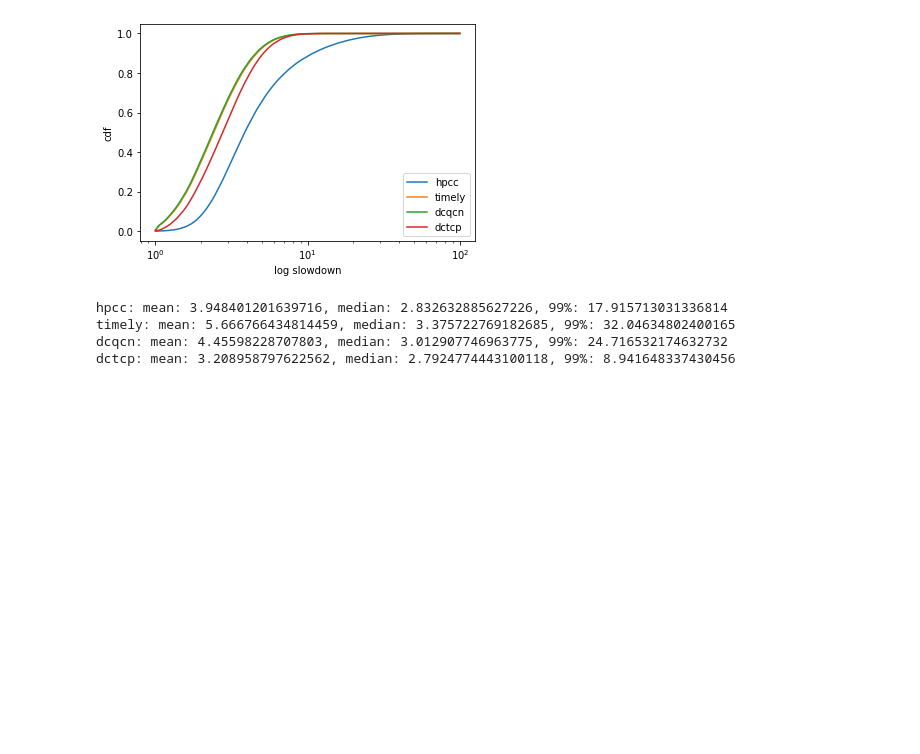
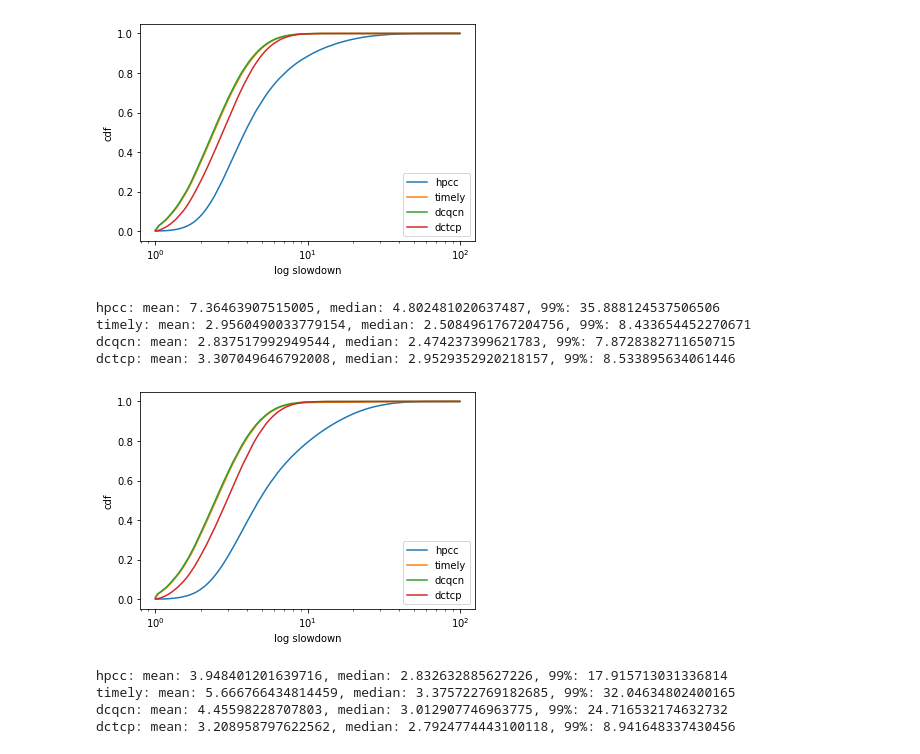
Before and after one commit to sakshamagarwals/High-Precision-Congestion-Control, a Jupyter notebook: visualizations/slowdown.ipynb, the cells around one changed output. Cells and saved outputs as stored; diff of their text form; code cells hidden in the pictures; blank space fills up the shorter version.

```diff
--- a/visualizations/slowdown.ipynb
+++ b/visualizations/slowdown.ipynb
@@ -142,6 +142,14 @@ timely: mean: 2.7619778075707746, median: 2.4206186096696296, 99%: 7.50976211272
 dcqcn: mean: 2.7216466947541496, median: 2.3880568257719776, 99%: 7.386643888403638
 dctcp: mean: 3.099024635654832, median: 2.7641550634537326, 99%: 7.959589991265478
 [figure]
+# %%
+cdf('rpc_128')
+# %% [output]
+hpcc: mean: 7.36463907515005, median: 4.802481020637487, 99%: 35.888124537506506
+timely: mean: 2.9560490033779154, median: 2.5084961767204756, 99%: 8.433654452270671
+dcqcn: mean: 2.837517992949544, median: 2.474237399621783, 99%: 7.8728382711650715
+dctcp: mean: 3.307049646792008, median: 2.9529352920218157, 99%: 8.533895634061446
+[figure, added]
 # %%
 cdf('dctcp')
 # %% [output]
```
Also changed, not shown: parts of 5 cells of this notebook, 5 other files.
